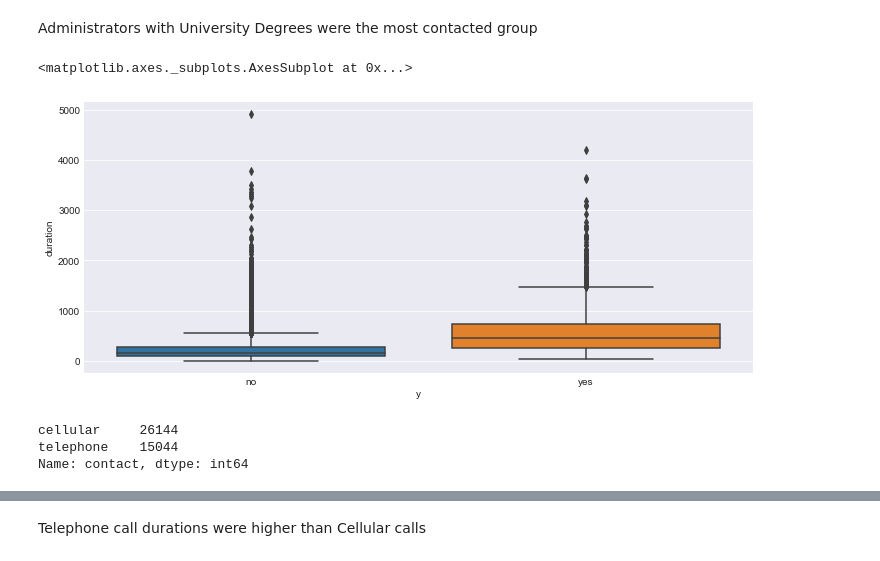
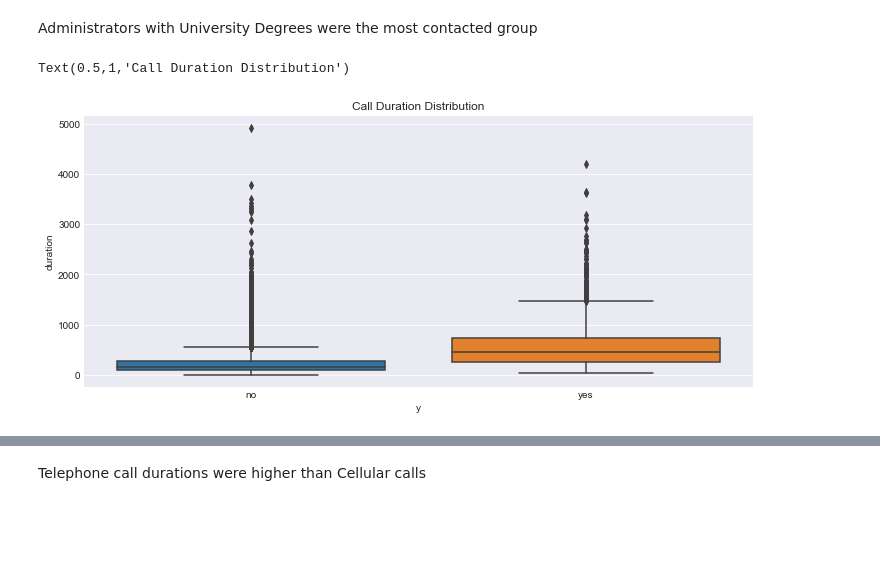
Before and after one commit to psonyango/BANK_TELE_MARKETING_CAMPAIGN, a Jupyter notebook: FINAL PROJECT.ipynb, the cells around one changed output, grey strips where cells are left out. Drawn from its saved outputs; the diff is of its cells as text; code cells hidden in the pictures; blank space fills up the shorter version.

```diff
--- a/FINAL PROJECT.ipynb
+++ b/FINAL PROJECT.ipynb
@@ -108,14 +115,9 @@ Administrators with University Degrees were the most contacted group
 # %%
 #Boxplot to show Distributions between Call Duration and Success/Failure
 
 plt.figure(figsize=(12,5))
 sns.boxplot(x='y',y='duration',data=bank)
+plt.title('Call Duration Distribution')
 # %% [output]
-<matplotlib.axes._subplots.AxesSubplot at 0x...>
+Text(0.5,1,'Call Duration Distribution')
-[figure, old version]
+[figure, new version]
-# %%
-bank['contact'].value_counts()
-# %% [output]
-cellular     26144
-telephone    15044
-Name: contact, dtype: int64
```
Also changed, not shown: parts of 37 cells of this notebook.
